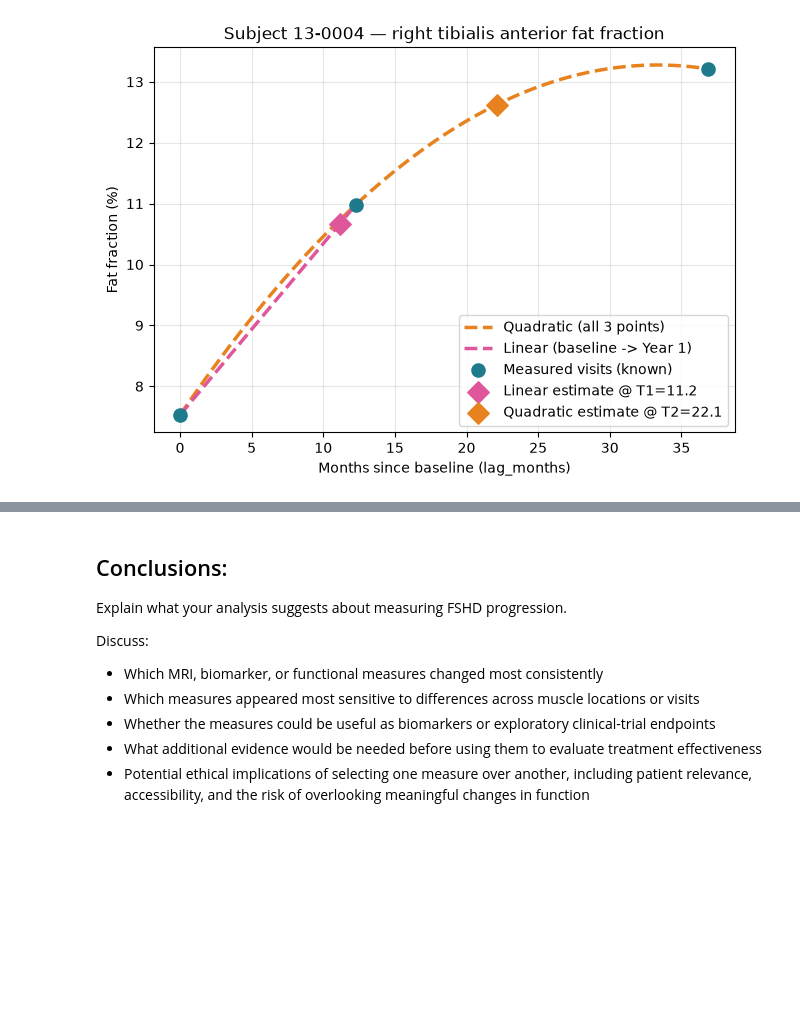
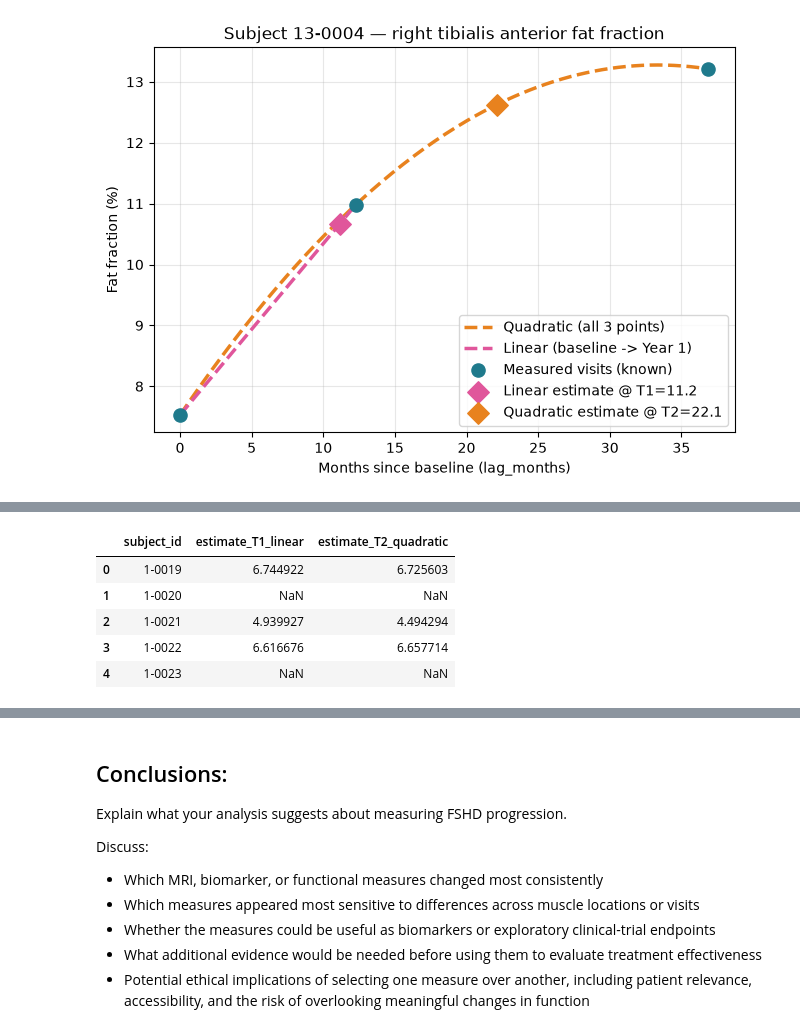
Before and after one commit to DestinySuarez/BME2315_Module_2, a Jupyter notebook: FSHD_MRI_data/FSHD_Module2_Project_CheckIn.ipynb, the cells around one changed output, grey strips where cells are left out. Saved outputs shown, nothing was run; the diff lists cells and outputs as text; code cells hidden in the pictures; blank space fills up the shorter version.

Commit message:
New changes
Made some adjustments to things we got points off of and finished interperlation. need to just do data

```diff
--- a/FSHD_MRI_data/FSHD_Module2_Project_CheckIn.ipynb
+++ b/FSHD_MRI_data/FSHD_Module2_Project_CheckIn.ipynb
@@ -545,25 +560,59 @@ plt.show()
 # %%
 results = []
 
 for idx, row in df.iterrows():
     subject_id = row['subject_id']
 
     # TODO: pull this subject's lag_months and ff_R values into arrays,
     #       the same way we did for Subject 13-0004 above.
+    lag_months = np.array([
+        row['lag_months_baseline'],
+        row['lag_months_y1'],
+        row['lag_months_y2']
+    ], dtype=float)
+
+    ff_values = np.array([
+        row['ff_baseline_R'],
+        row['ff_y1_R'],
+        row['ff_y2_R']
+    ], dtype=float)
 
     # TODO: if this subject has at least baseline + Year 1 (no NaNs), compute
     #       their linear estimate at T1 (hint: interp1d with kind='linear').
     #       If they don't have enough data, use NaN instead.
+    if np.all(np.isfinite(lag_months[:2])) and np.all(np.isfinite(ff_values[:2])):
+        f_linear = interp1d(lag_months[:2], ff_values[:2], kind='linear')
+        estimate_T1 = float(f_linear(T1))
+    else:
+        estimate_T1 = np.nan
 
     # TODO: if this subject has all three visits (no NaNs), compute their
     #       quadratic estimate at T2 (hint: interp1d with kind='quadratic').
     #       If they don't, use NaN instead.
+    if np.all(np.isfinite(lag_months)) and np.all(np.isfinite(ff_values)):
+        f_quadratic = interp1d(lag_months, ff_values, kind='quadratic')
+        estimate_T2 = float(f_quadratic(T2))
+    else:
+        estimate_T2 = np.nan
 
     # TODO: append a dict like
     #       {'subject_id': subject_id, 'estimate_T1_linear': ..., 'estimate_T2_quadratic': ...}
     #       to `results`
-    pass
+    results.append({
+        'subject_id': subject_id,
+        'estimate_T1_linear': estimate_T1,
+        'estimate_T2_quadratic': estimate_T2
+    })
 
 # TODO: turn `results` into a DataFrame and inspect it
 # results_df = pd.DataFrame(results)
 # results_df.head()
+results_df = pd.DataFrame(results)
+display(results_df.head())
+# %% [output]
+|  | subject_id | estimate_T1_linear | estimate_T2_quadratic |
+| 0 | 1-0019 | 6.744922 | 6.725603 |
+| 1 | 1-0020 | NaN | NaN |
+| 2 | 1-0021 | 4.939927 | 4.494294 |
+| 3 | 1-0022 | 6.616676 | 6.657714 |
+| 4 | 1-0023 | NaN | NaN |
```
Also changed, not shown: parts of 11 cells of this notebook, 2 other files.
